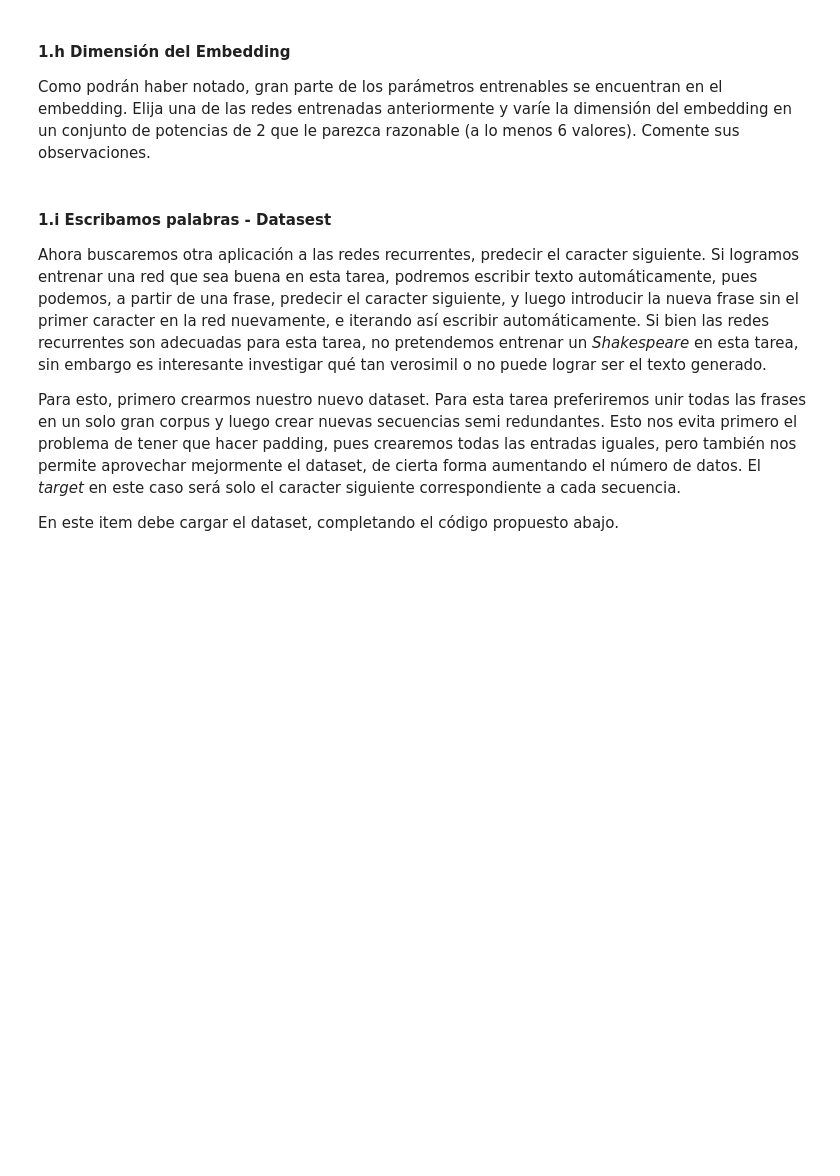
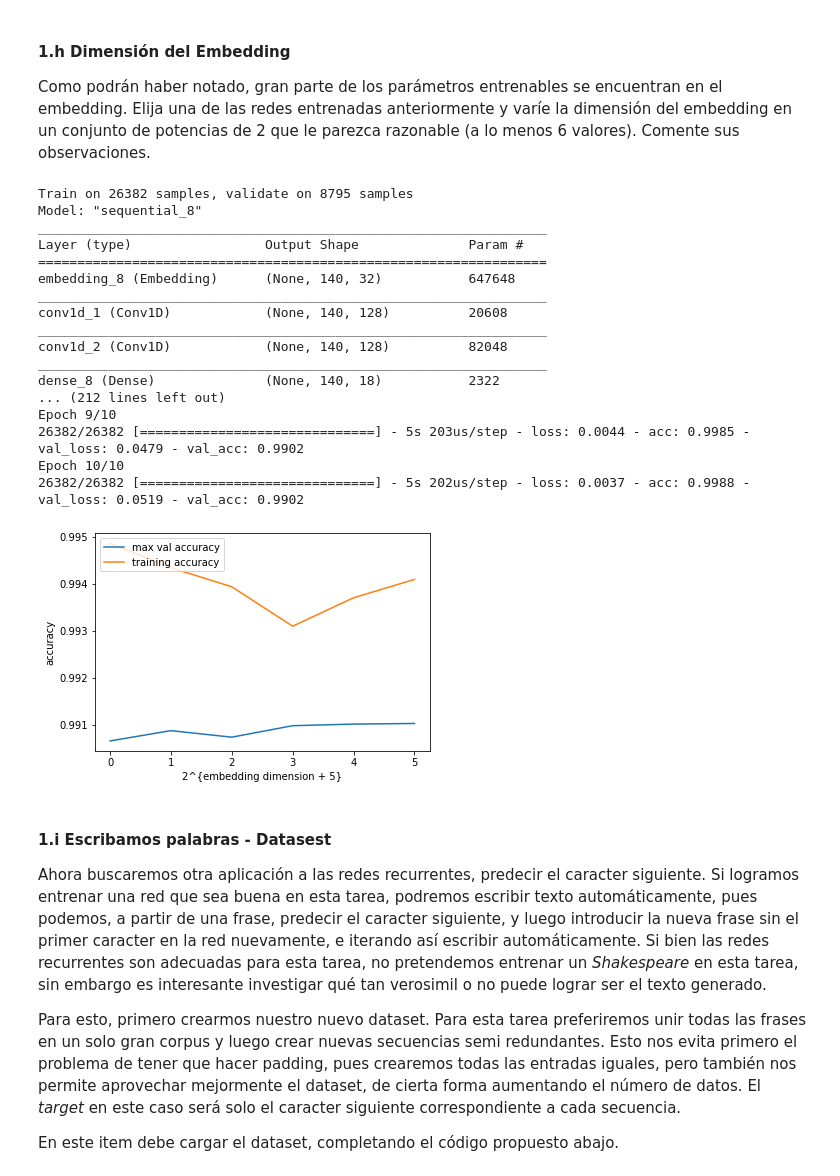
Before and after one commit to gekkoseba/Redes-neuronales, a Jupyter notebook: Tareas/Enunciado Tarea 2.ipynb, the cells around one changed output. Cells and saved outputs as stored; diff of their text form; code cells hidden in the pictures; blank space fills up the shorter version.

```diff
--- a/Tareas/Enunciado Tarea 2.ipynb
+++ b/Tareas/Enunciado Tarea 2.ipynb
@@ -524,3 +698,56 @@ Como podrán haber notado, gran parte de los parámetros entrenables se encuentr
+# %%
+from keras.layers import Conv1D, Embedding
+from keras.models import Sequential
+from keras.layers import Dense
+
+def customEmbedding(values):
+  val_acc_max = [] # maximo accuracy de validacion obtenido
+  acc_epoch = []    # accuracy de training obtenido en el mismo epoch que val_acc_max
+
+  for i in range(values):
+    conv = Sequential()
+
+    embedding_dim = 2**(i+5)
+    conv.add(Embedding(input_dim=n_lemmas, output_dim=embedding_dim, input_length=max_len))
+    conv.add(Conv1D(128, 5, activation='relu', padding='same'))
+    conv.add(Conv1D(128, 5, activation='relu', padding='same'))
+    conv.add(Dense(n_tags, activation="softmax"))
+
+    conv.compile(loss='categorical_crossentropy', optimizer='adam', metrics=['accuracy'])
+
+    history = conv.fit(x_tr,y_tr, validation_data=(x_val,y_val), epochs=0, batch_size=128)
+    conv.summary()
+    history = conv.fit(x_tr,y_tr, validation_data=(x_val,y_val), epochs=10, batch_size=128)
+    val_acc_max.append(max(history.history['val_acc']))
+    acc_epoch.append(history.history['acc'][history.history['val_acc'].index(max(history.history['val_acc']))])
+
+  plt.plot(val_acc_max,label="max val accuracy")
+  plt.plot(acc_epoch,label="training accuracy")
+  plt.legend(loc="upper left")
+  plt.ylabel('accuracy')
+  plt.xlabel('2^{embedding dimension + 5}')
+  plt.plot
+# %%
+customEmbedding(6)
+# %% [output]
+Train on 26382 samples, validate on 8795 samples
+Model: "sequential_8"
+_________________________________________________________________
+Layer (type)                 Output Shape              Param #
+=================================================================
+embedding_8 (Embedding)      (None, 140, 32)           647648
+_________________________________________________________________
+conv1d_1 (Conv1D)            (None, 140, 128)          20608
+_________________________________________________________________
+conv1d_2 (Conv1D)            (None, 140, 128)          82048
+_________________________________________________________________
+dense_8 (Dense)              (None, 140, 18)           2322
+... (212 lines left out)
+Epoch 9/10
+26382/26382 [==============================] - 5s 203us/step - loss: 0.0044 - acc: 0.9985 - val_loss: 0.0479 - val_acc: 0.9902
+Epoch 10/10
+26382/26382 [==============================] - 5s 202us/step - loss: 0.0037 - acc: 0.9988 - val_loss: 0.0519 - val_acc: 0.9902
+[figure, added]
 # %% [markdown]
 #### 1.i Escribamos palabras - Datasest
 
```
Also changed, not shown: parts of 11 cells of this notebook.
